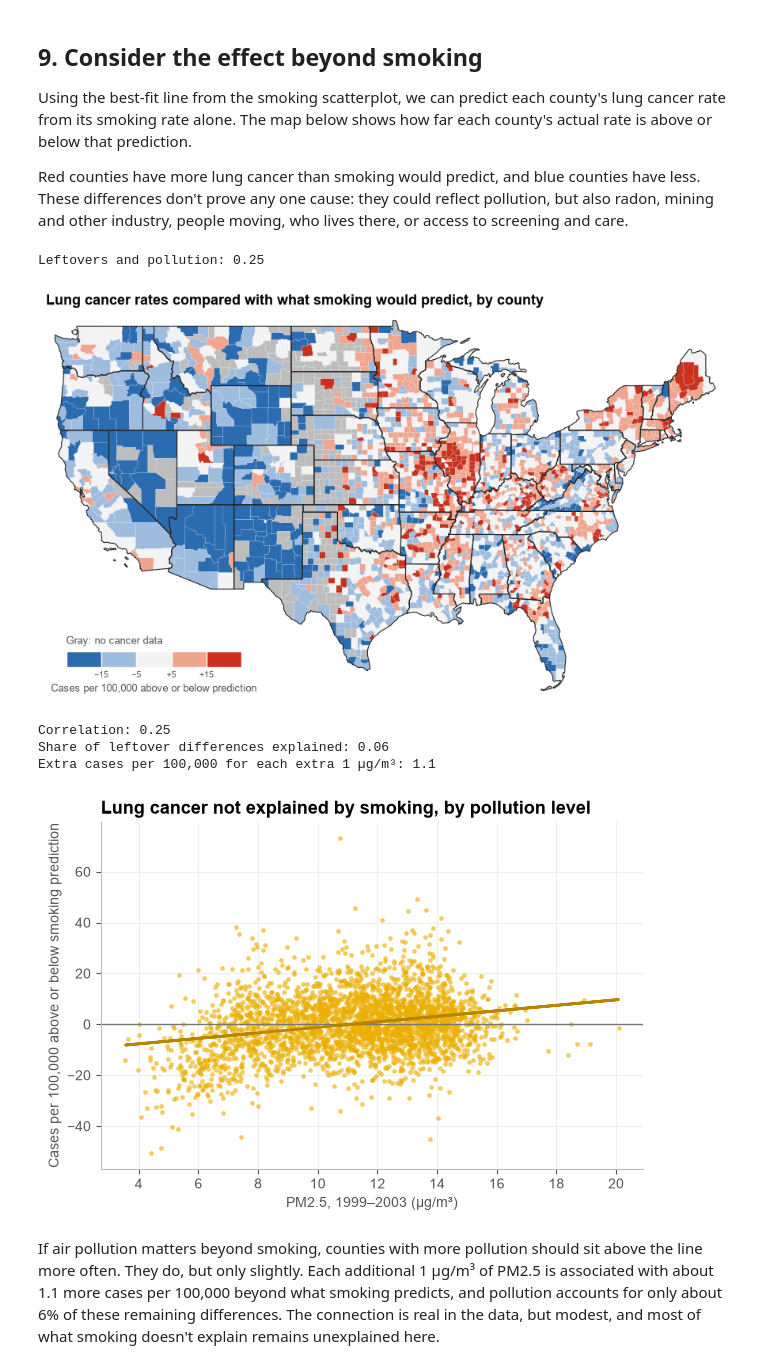
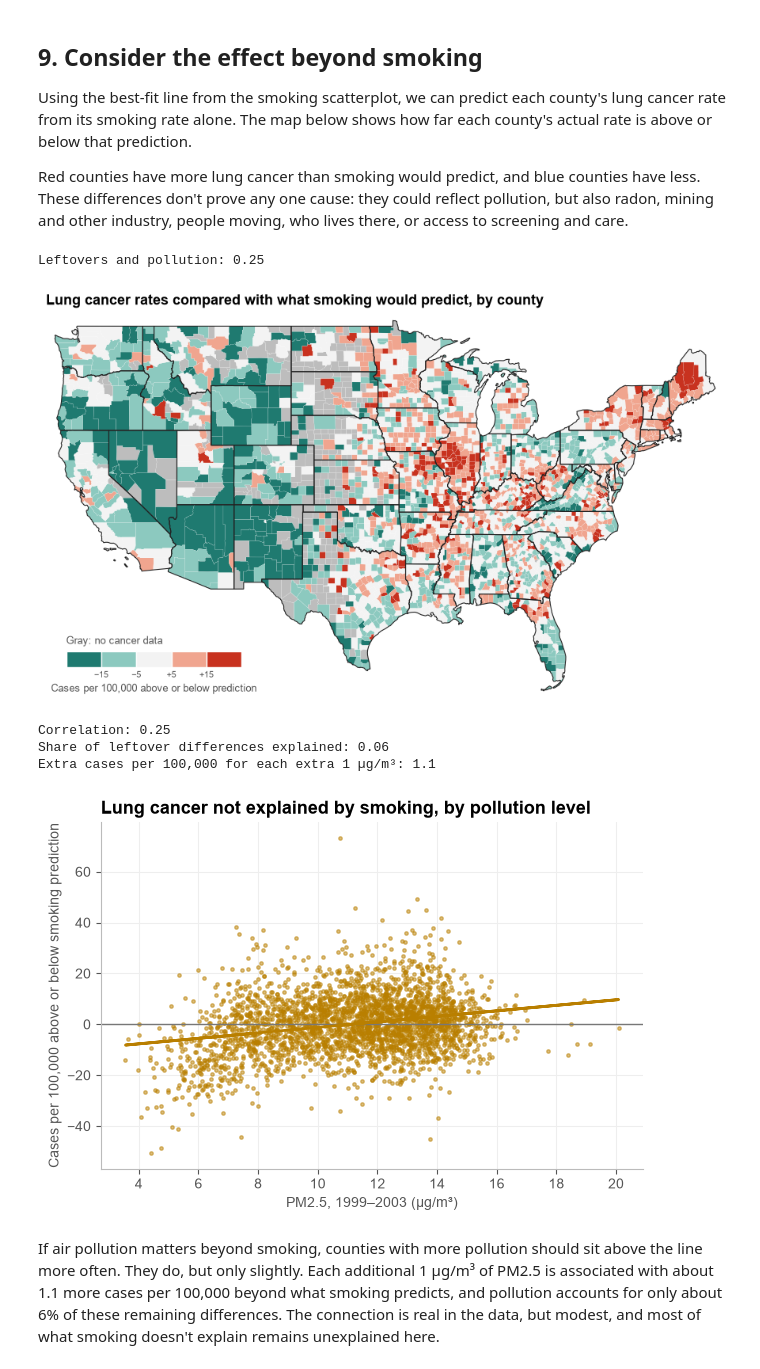
Before and after one commit to hungarpratt/pollution_and_cancer, a Jupyter notebook: notebook/analysis.ipynb, the cells around one changed output. Cells and saved outputs as stored; diff of their text form; code cells hidden in the pictures.

```diff
--- a/notebook/analysis.ipynb
+++ b/notebook/analysis.ipynb
@@ -32,7 +31,14 @@ plt.rcParams.update({
     "figure.figsize": (7, 4.5),
     "savefig.dpi": 300,
     "savefig.bbox": "tight",
-    "axes.prop_cycle": plt.cycler(color=["#2a78d6", "#eb6834"]),
 })
+
+# One color per meaning, used the same way in every chart
+POLLUTION = "#B97F00"   # amber: air pollution
+CANCER = "#3F75B8"      # blue: lung cancer
+SMOKING = "#7B5EA7"     # purple: smoking
+ABOVE = "#C8321F"       # red: more cancer than smoking predicts
+BELOW = "#1F7A70"       # teal-green: less cancer than smoking predicts
+HIGHLIGHT = "#222222"   # charcoal: one county singled out (gray dots for everyone else)
 # %% [markdown]
 ## 1. Get lung cancer incidence, 2019–2023
@@ -419,9 +401,12 @@ Pollution and smoking: 0.36
 smoking_level = pd.qcut(has_rate["smoking"], 3, labels=False) # cuts counties into 3 groups by smoking rates (lo, med, hi)
 cancer_level = pd.qcut(has_rate["cancer_rate"], 3, labels=False) # does the same thing for cancer rates (same as map above)
 
-# Same colors as the pollution map, but rows are now for smoking (low to high)
+# Rows are smoking (low to high, in purple); columns are cancer (low to high, in blue)
 # *s* is for the row and *c* is for position (column)
-county_color = {fips: colors[s][c] for fips, s, c in zip(has_rate["fips"], smoking_level, cancer_level)} # picks up same scheme as for pollution.
+smoking_colors = [["#F3F3F3", "#9EBCDE", "#4A86C8"],
+                  ["#CDBDE0", "#9F9FCC", "#5F72B3"],
+                  ["#9A79C0", "#735FAA", "#3C3A85"]]
+county_color = {fips: smoking_colors[s][c] for fips, s, c in zip(has_rate["fips"], smoking_level, cancer_level)}
 
 fig, ax = plt.subplots(figsize=(11, 7))
 
@@ -446,7 +431,7 @@ ax.axis("off")
 key = ax.inset_axes([0.03, 0.06, 0.14, 0.2])
 for s in range(3):
     for c in range(3):
-        key.add_patch(plt.Rectangle((c, s), 1, 1, facecolor=colors[s][c], edgecolor="white"))
+        key.add_patch(plt.Rectangle((c, s), 1, 1, facecolor=smoking_colors[s][c], edgecolor="white"))
 key.set_xlim(0, 3)
 key.set_ylim(0, 3)
 key.set_aspect("equal")
@@ -470,7 +455,7 @@ The map tells the same story: mismatched counties are rare here (41 and 53 in th
 Counties are split into four equal groups by smoking rate. If pollution still tracks lung cancer within each group, smoking alone can't explain the pattern.
 # %%
 # Split counties into four equal-sized smoking groups
-labels = ["Fewest smokers (10–25%)", "Fewer smokers (25–27%)", "More smokers (27–29%)", "Most smokers (29–40%)"]
+labels = ["Lowest smoking rate (10–25%)", "Modest smoking rate (25–27%)", "Significant smoking rate (27–29%)", "Highest smoking rate (29–40%)"]
 smoking_groups = pd.qcut(has_rate["smoking"], 4, labels=labels)
 
 # Four charts side by side, all using the same axis scales
@@ -483,8 +468,8 @@ for i, label in enumerate(labels):
     group_slope, group_intercept = np.polyfit(group["pm25"], group["cancer_rate"], 1)
     print(label, "| correlation:", round(group_r, 2), "| slope:", round(group_slope, 1))
 
-    group.plot.scatter(x="pm25", y="cancer_rate", s=6, alpha=0.3, ax=axes[i], xlabel="", ylabel="")
-    axes[i].plot(group["pm25"], group_slope * group["pm25"] + group_intercept, color="C0", linewidth=2)
+    group.plot.scatter(x="pm25", y="cancer_rate", s=6, alpha=0.3, color=POLLUTION, ax=axes[i], xlabel="", ylabel="")
+    axes[i].plot(group["pm25"], group_slope * group["pm25"] + group_intercept, color=POLLUTION, linewidth=2)
     axes[i].set_title(label, fontsize=10, fontweight="normal")
 
 fig.supxlabel("PM2.5, 1999–2003 (µg/m³)")
@@ -509,15 +494,14 @@ Using the best-fit line from the smoking scatterplot, we can predict each county
 Red counties have more lung cancer than smoking would predict, and blue counties have less. These differences don't prove any one cause: they could reflect pollution, but also radon, mining and other industry, people moving, who lives there, or access to screening and care.
 # %%
 # Leftover = actual cancer rate minus the rate predicted from smoking
-# This takes the best-fit line from the smoking scatterplot and subtracts it from the best-fit line from
-# the pollution scatterplot. The difference is the "leftover". A positive leftover indicates more cancer
-# than smoking predicts, and a lower leftover means less cancer than smoking would predict.
+# The prediction comes from the best-fit line on the smoking scatterplot. A positive leftover means
+# more cancer than smoking predicts; a negative leftover means less cancer than smoking predicts.
 leftover = has_rate["cancer_rate"] - (smoke_slope * has_rate["smoking"] + smoke_intercept)
 print("Leftovers and pollution:", round(leftover.corr(has_rate["pm25"]), 2))
 
 # Sort counties into five groups by leftover size, and give each group a color
 leftover_group = pd.cut(leftover, [-np.inf, -15, -5, 5, 15, np.inf], labels=False)
-leftover_colors = ["#2B6CB0", "#9EBCDE", "#F3F3F3", "#F0A58F", "#C8321F"]
+leftover_colors = [BELOW, "#8CC9BF", "#F3F3F3", "#F0A58F", ABOVE]  # teal-green = below, red = above
 county_color = {fips: leftover_colors[g] for fips, g in zip(has_rate["fips"], leftover_group)}
 
 fig, ax = plt.subplots(figsize=(11, 7))
@@ -530,36 +514,36 @@ for item in shapefile.Reader(RAW + "cb_2020_us_county_20m/cb_2020_us_county_20m.
 
 # Draw state borders on top
 for item in shapefile.Reader(RAW + "cb_2020_us_state_20m/cb_2020_us_state_20m.shp").shapeRecords():
     if item.record["STATEFP"] not in skip:
         ax.add_patch(PathPatch(outline(item.shape), facecolor="none", edgecolor="#222222", linewidth=0.8))
 
 # Frame the lower 48 and hide the axes
 ax.set_xlim(-125.5, -66.5)
 ax.set_ylim(24, 50)
 ax.set_aspect(1.3)
 ax.axis("off")
 
 # Draw a color strip as the legend
 key = ax.inset_axes([0.03, 0.08, 0.26, 0.04])
 for i in range(5):
     key.add_patch(plt.Rectangle((i, 0), 1, 1, facecolor=leftover_colors[i], edgecolor="white"))
 key.set_xlim(0, 5)
 key.set_ylim(0, 1)
 key.set_xticks([1, 2, 3, 4], ["−15", "−5", "+5", "+15"], fontsize=8)
 key.set_yticks([])
 key.tick_params(length=0)
 key.grid(False)
 key.spines[:].set_visible(False)
 key.set_xlabel("Cases per 100,000 above or below prediction", fontsize=9)
 ax.text(0.03, 0.14, "Gray: no cancer data", transform=ax.transAxes, fontsize=9, color="#555555")
 
 ax.set_title("Lung cancer rates compared with what smoking would predict, by county")
 plt.savefig(FIGURES + "Choropleth_map_cancer_vs_smoking_prediction.png")
 # %% [output]
 Leftovers and pollution: 0.25
-[figure, old version]
+[figure, new version]
 # %%
-# Add the leftovers (cancer rates with pollution - expected cancer rates with smoking) to the table so I can plot them
+# Add the leftovers (actual cancer rate minus the rate predicted from smoking) to the table so I can plot them
 has_rate["leftover"] = leftover
 
 # Measure how closely the leftovers track pollution (how closely the counties are clustered near the regression line)
@@ -570,18 +554,18 @@ print("Share of leftover differences explained:", round(leftover_r**2, 2))
 print("Extra cases per 100,000 for each extra 1 µg/m³:", round(leftover_slope, 1))
 
 # Each dot is a county; dots above the line have more cancer than smoking predicts
-ax = has_rate.plot.scatter(x="pm25", y="leftover", s=6, alpha=0.5, color="#EBAE00",
+ax = has_rate.plot.scatter(x="pm25", y="leftover", s=6, alpha=0.5, color=POLLUTION,
                            xlabel="PM2.5, 1999–2003 (µg/m³)",
                            ylabel="Cases per 100,000 above or below smoking prediction",
                            title="Lung cancer not explained by smoking, by pollution level")
 ax.axhline(0, color="#777777", linewidth=1)
-ax.plot(has_rate["pm25"], leftover_slope * has_rate["pm25"] + leftover_intercept, color="#B98500", linewidth=2)
+ax.plot(has_rate["pm25"], leftover_slope * has_rate["pm25"] + leftover_intercept, color=POLLUTION, linewidth=2)
 ax.set_xticks(range(4, 22, 2))
 plt.savefig(FIGURES + "Scatterplot_leftover_vs_pollution.png")
 # %% [output]
 Correlation: 0.25
 Share of leftover differences explained: 0.06
 Extra cases per 100,000 for each extra 1 µg/m³: 1.1
-[figure, old version]
+[figure, new version]
 # %% [markdown]
 If air pollution matters beyond smoking, counties with more pollution should sit above the line more often. They do, but only slightly. Each additional 1 µg/m³ of PM2.5 is associated with about 1.1 more cases per 100,000 beyond what smoking predicts, and pollution accounts for only about 6% of these remaining differences. The connection is real in the data, but modest, and most of what smoking doesn't explain remains unexplained here.
```
Also changed, not shown: parts of 22 cells of this notebook, 14 other files.
